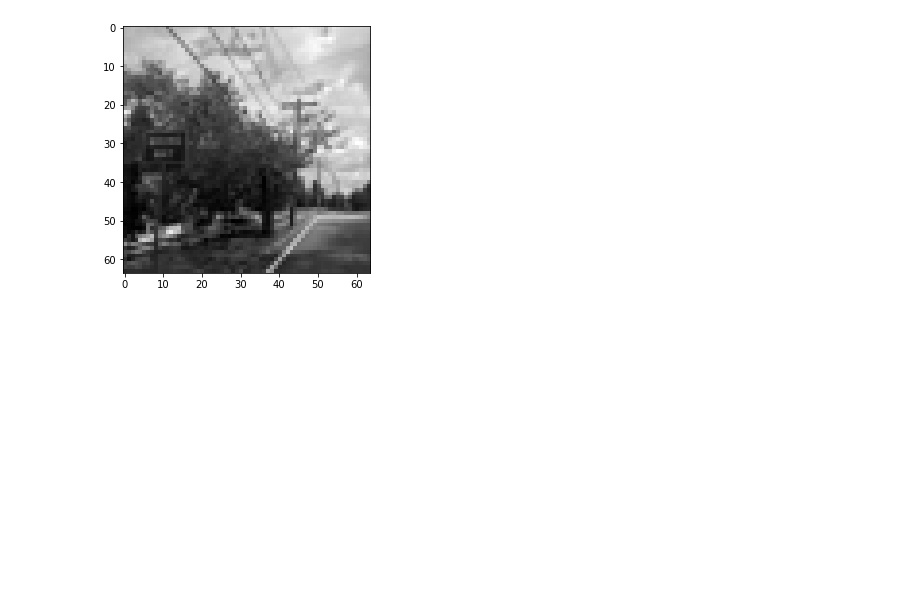
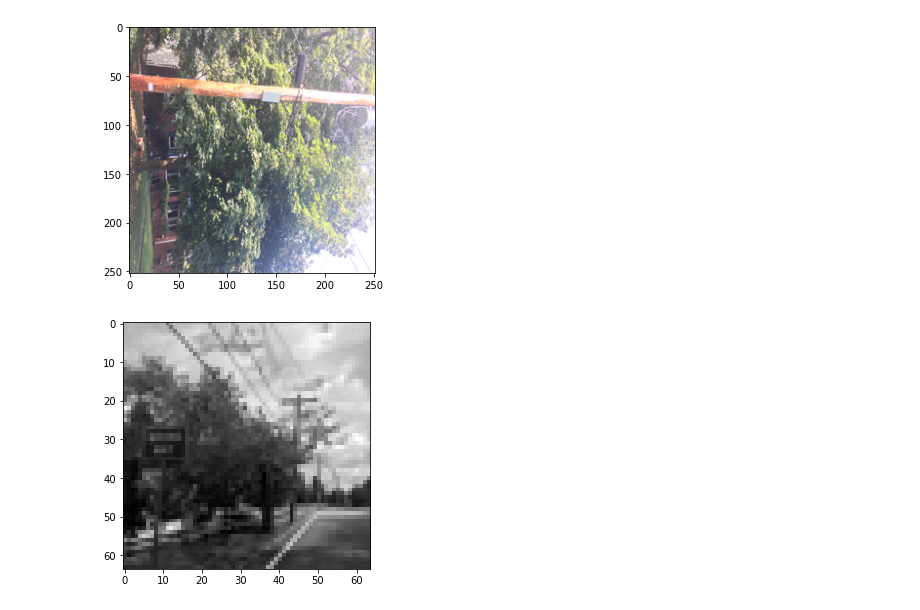
Before and after one commit to narslab/vis-inference, a Jupyter notebook: bin/jupyter/plot-processed-images.ipynb, the cells around one changed output. Cells and saved outputs as stored; diff of their text form; code cells hidden in the pictures; blank space fills up the shorter version.

```diff
--- a/bin/jupyter/plot-processed-images.ipynb
+++ b/bin/jupyter/plot-processed-images.ipynb
@@ -24,3 +25,9 @@ plt.tight_layout()
+# %%
+plt.figure()
+plt.imshow(imd252b[3][0], cmap = 'gist_gray', ) #retain only odd-numbered indices for paper (plot-processed-images.py)
+plt.tight_layout()
+# %% [output]
+[figure, added]
 # %%
 #imd64[21][1]
 plt.imshow(imd64[264][0], cmap = 'gist_gray')#, interpolation='antialiased')
```
Also changed, not shown: parts of 4 cells of this notebook, 1 other file.
